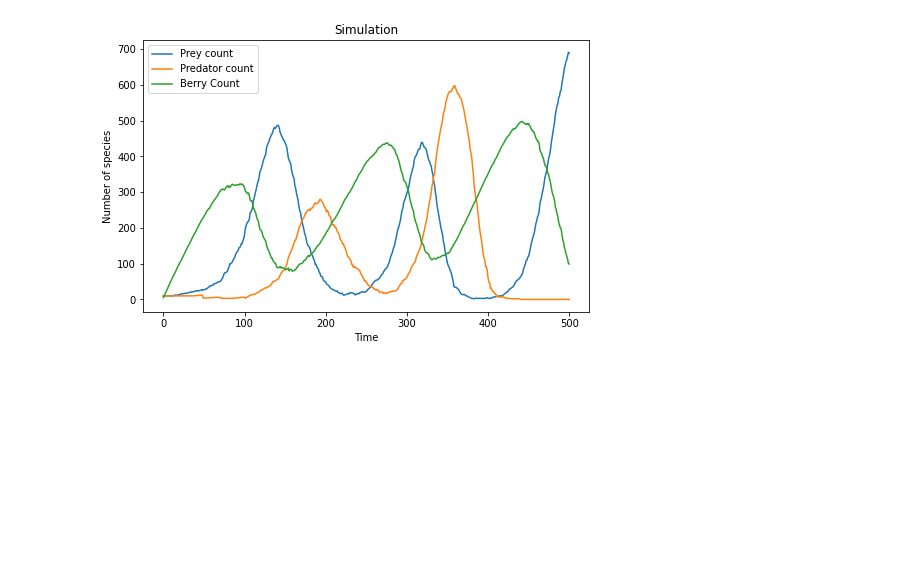
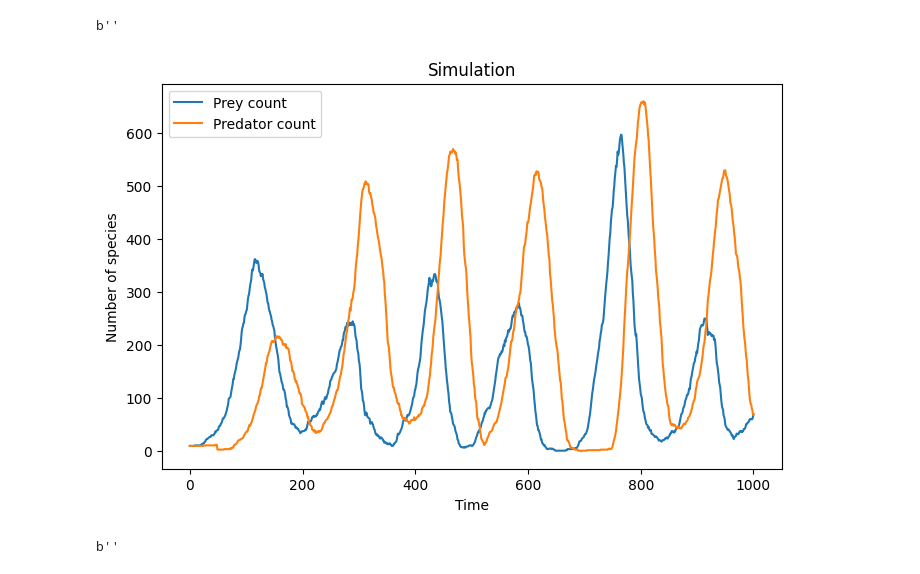
Before and after one commit to JonahMiller/L48, a Jupyter notebook: high_fidelity/src/PyInterface/Eval.ipynb, the cells around one changed output. Saved outputs shown, nothing was run; the diff lists cells and outputs as text; code cells hidden in the pictures; blank space fills up the shorter version.

Commit message:
Added reproduction type and max food

```diff
--- a/high_fidelity/src/PyInterface/Eval.ipynb
+++ b/high_fidelity/src/PyInterface/Eval.ipynb
@@ -21,27 +21,37 @@ def split_output(output):
     return cnt, prey, predator, berry
 # %%
 #Make sure Callable.java is compiled
-def simulate(prey = 10, predator = 10, berry = 10):
-    path_to_out = '..\..\..' #Change it according to your IDE settings
-    command = f'java -cp {path_to_out}\out\production\L48 PyInterface.Callable {prey} {predator} {berry}'
+def simulate(reproduction_type = "FOOD", prey = 10, predator = 10, berry = 10):
+    path_to_out = '..\..' #Change it according to your IDE settings
+    command = f'java -cp {path_to_out}\out\production\high_fidelity PyInterface.Callable {reproduction_type} {prey} {predator} {berry}'
 
     process = subprocess.Popen(command, stdin=subprocess.PIPE, stdout=subprocess.PIPE, stderr=subprocess.PIPE)
     stdout, stderr = process.communicate()
+    print(stderr)
     return split_output(stdout.decode())
+# %%
+def plot_populations(prey, predator):
+    plt.figure(figsize=(8, 5))
+    plt.plot(cnt, prey, label='Prey count')
+    plt.plot(cnt, predator, label='Predator count')
+    # plt.plot(cnt, berry, label='Berry Count')
+
+    plt.title('Simulation')
+    plt.xlabel('Time')
+    plt.ylabel('Number of species')
+
+    plt.legend()
+
+    plt.show()
 # %%
-cnt, prey, predator, berry = simulate(10, 10, 0)
-
-plt.figure(figsize=(8, 5))
-plt.plot(cnt, prey, label='Prey count')
-plt.plot(cnt, predator, label='Predator count')
-plt.plot(cnt, berry, label='Berry Count')
-
-plt.title('Simulation')
-plt.xlabel('Time')
-plt.ylabel('Number of species')
-
-plt.legend()
-
-plt.show()
+cnt, prey, predator, berry = simulate("FOOD", 10, 10, 0)
 # %% [output]
-[figure, removed]
+b''
+# %%
+plot_populations(prey, predator)
+# %% [output]
+[figure, added]
+# %%
+cnt2, prey2, predator2, berry2 = simulate("SPONTANEOUS", 10, 10, 0)
+# %% [output]
+b''
```
Also changed, not shown: parts of 1 cell of this notebook, 5 other files.
